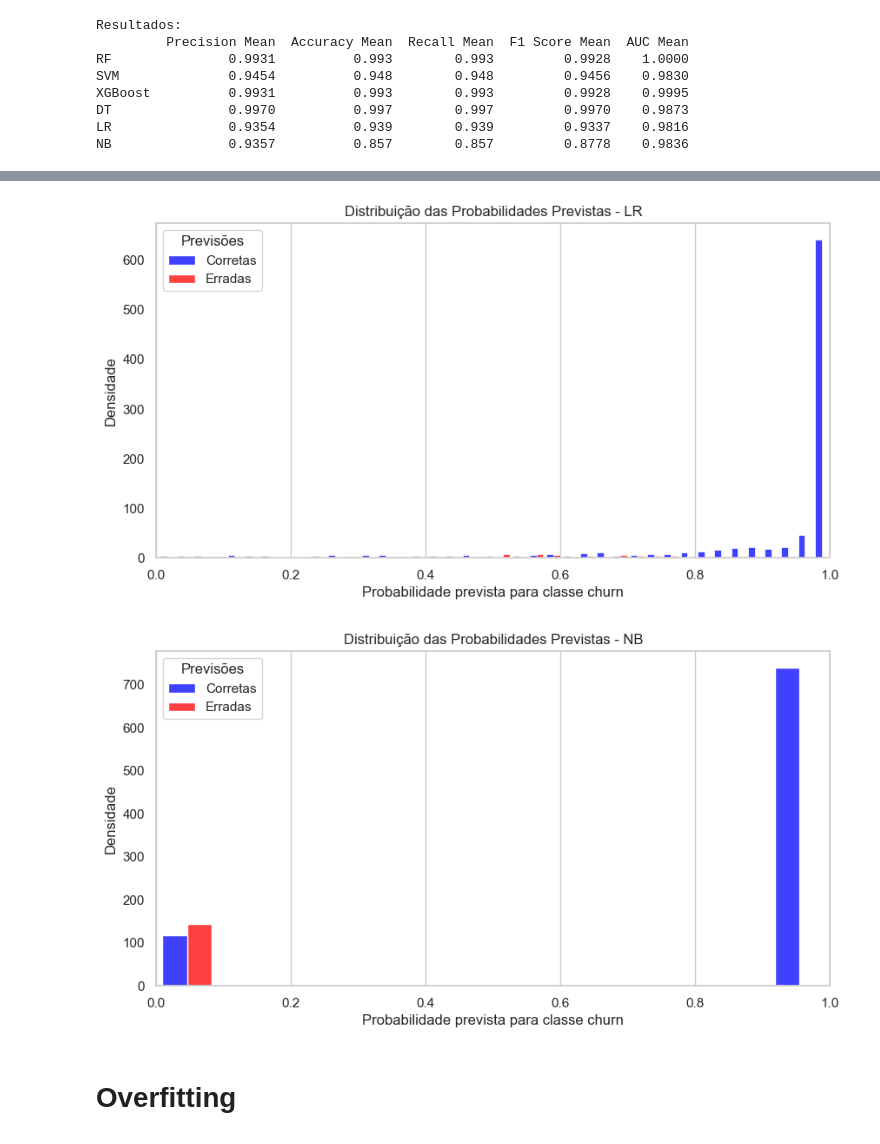
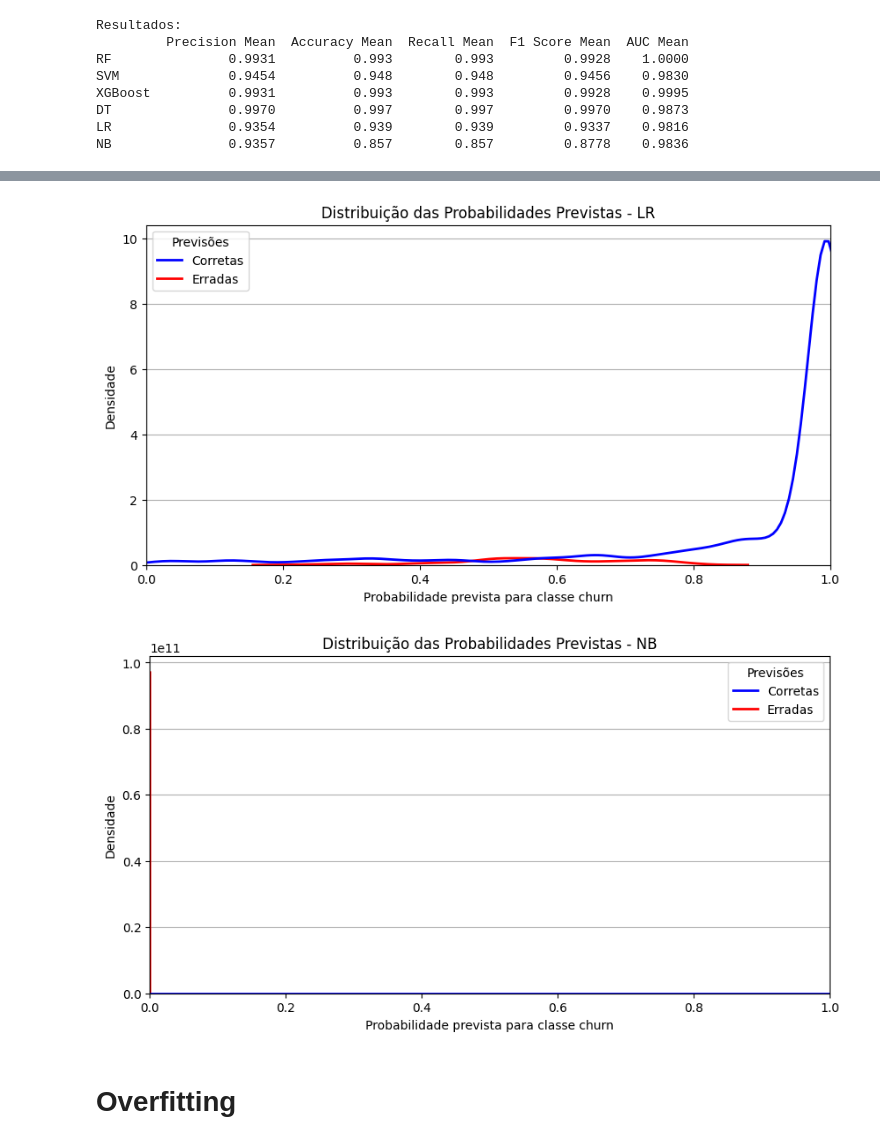
Before and after one commit to FranGoncal/ProjetoLEI, a Jupyter notebook: kaggle_only.ipynb, the cells around one changed output, grey strips where cells are left out. Cells and saved outputs as stored; diff of their text form; code cells hidden in the pictures.

```diff
--- a/kaggle_only.ipynb
+++ b/kaggle_only.ipynb
@@ -943,8 +943,8 @@ probs_df = pd.DataFrame(
 for name in classifiers.keys():
     plt.figure(figsize=(10, 5))
     subset = probs_df[probs_df['Modelo'] == name]
-    sns.histplot(data=subset, x='Probabilidade', hue='Previsões', multiple='dodge', shrink=0.8, palette=palette_colors)
-    #sns.kdeplot(data=subset, x='Probabilidade', hue='Previsões', fill=False, palette=palette_colors, linewidth=2, bw_adjust=0.5)
+    #sns.histplot(data=subset, x='Probabilidade', hue='Previsões', multiple='dodge', shrink=0.8, palette=palette_colors)
+    sns.kdeplot(data=subset, x='Probabilidade', hue='Previsões', fill=False, palette=palette_colors, linewidth=2, bw_adjust=0.5)
     plt.title(f'Distribuição das Probabilidades Previstas - {name}')
     plt.xlabel('Probabilidade prevista para classe churn')
     plt.ylabel('Densidade')
@@ -961,5 +961,5 @@ for name in classifiers.keys():
-[figure, old version]
+[figure, new version]
-[figure, old version]
+[figure, new version]
 # %% [markdown]
 # Overfitting
 # %%
```
Also changed, not shown: parts of 13 cells of this notebook.
